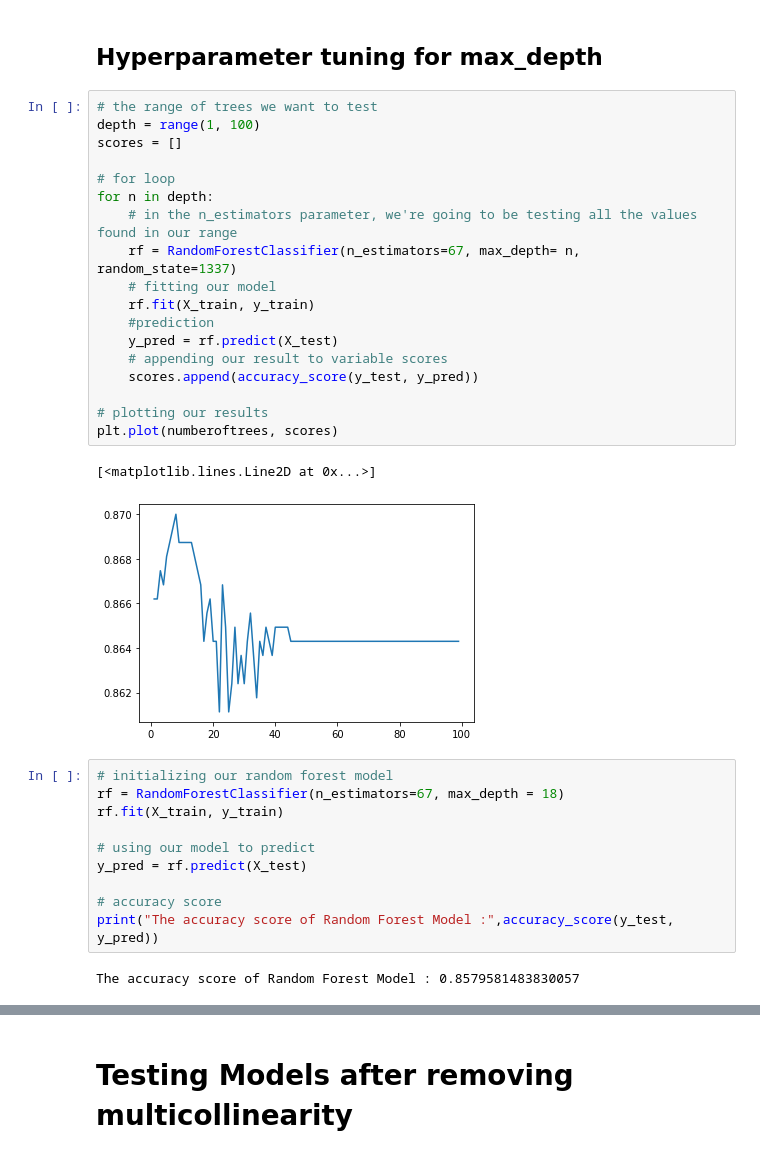
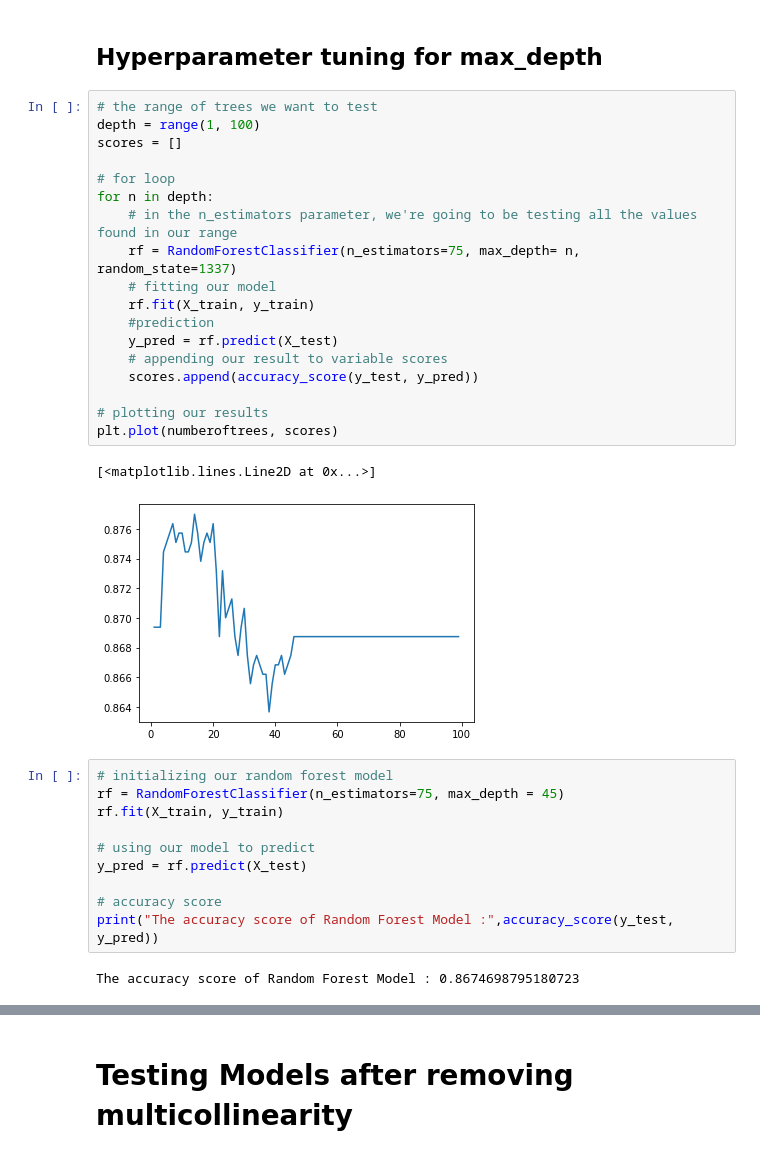
Before and after one commit to kashishverma10/neo_classification, a Jupyter notebook: neo_classification.ipynb, the cells around one changed output, grey strips where cells are left out. Drawn from its saved outputs; the diff is of its cells as text.

```diff
--- a/neo_classification.ipynb
+++ b/neo_classification.ipynb
@@ -450,27 +451,27 @@ plt.plot(numberoftrees, scores)
 # %%
 # the range of trees we want to test
 depth = range(1, 100)
 scores = []
 
 # for loop
 for n in depth:
     # in the n_estimators parameter, we're going to be testing all the values found in our range
-    rf = RandomForestClassifier(n_estimators=67, max_depth= n, random_state=1337)
+    rf = RandomForestClassifier(n_estimators=75, max_depth= n, random_state=1337)
     # fitting our model
     rf.fit(X_train, y_train)
     #prediction
     y_pred = rf.predict(X_test)
     # appending our result to variable scores
     scores.append(accuracy_score(y_test, y_pred))
 
 # plotting our results
 plt.plot(numberoftrees, scores)
 # %% [output]
 [<matplotlib.lines.Line2D at 0x...>]
-[figure, old version]
+[figure, new version]
 # %%
 # initializing our random forest model
-rf = RandomForestClassifier(n_estimators=67, max_depth = 18)
+rf = RandomForestClassifier(n_estimators=75, max_depth = 45)
 rf.fit(X_train, y_train)
 
 # using our model to predict
@@ -479,7 +480,7 @@ y_pred = rf.predict(X_test)
 # accuracy score
 print("The accuracy score of Random Forest Model :",accuracy_score(y_test, y_pred))
 # %% [output]
-The accuracy score of Random Forest Model : 0.8579581483830057
+The accuracy score of Random Forest Model : 0.8674698795180723
 # %%
 print(classification_report(y_test, y_pred))
 # %% [output]
```
Also changed, not shown: parts of 37 cells of this notebook, 5 other files.
